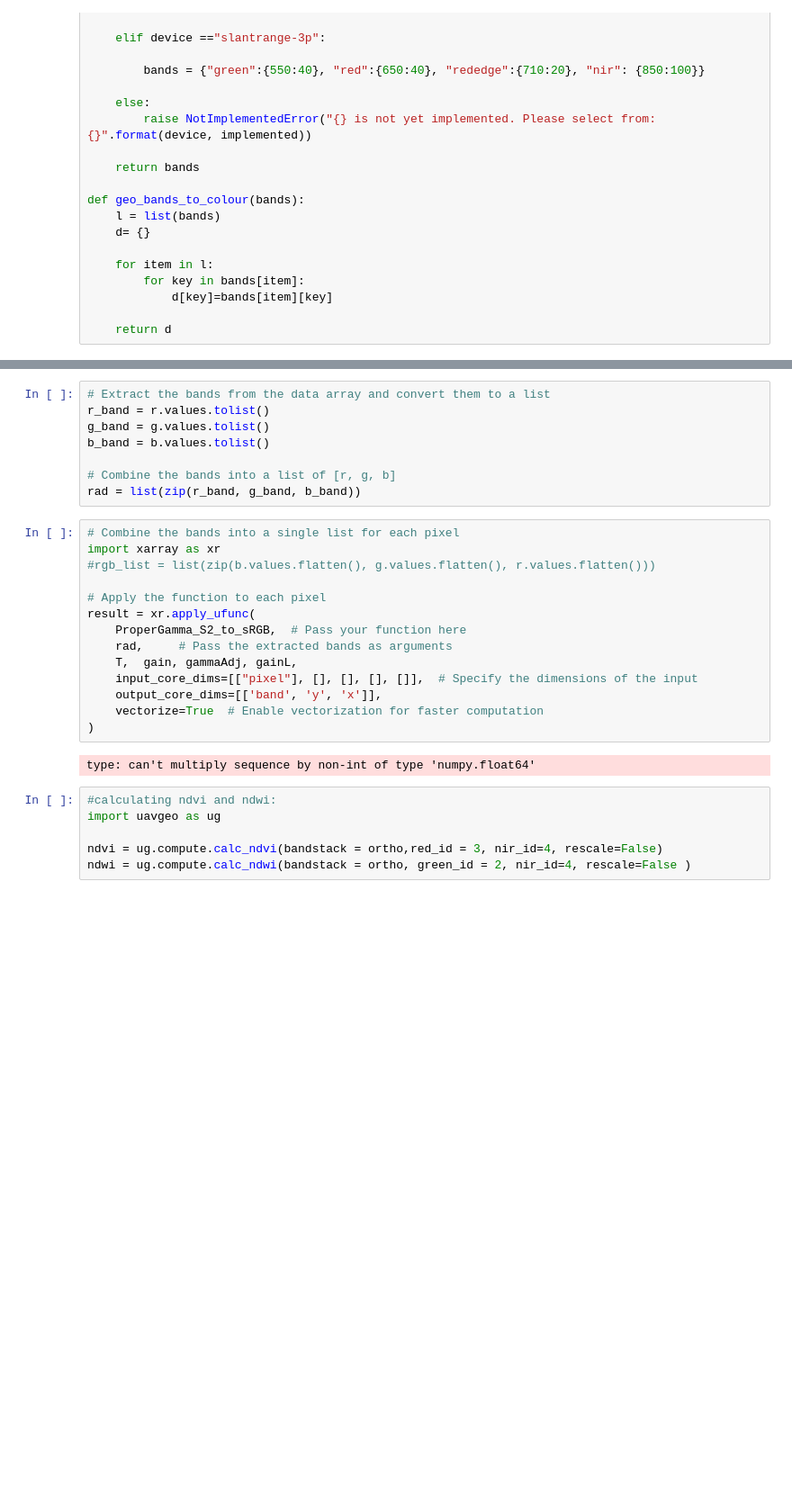
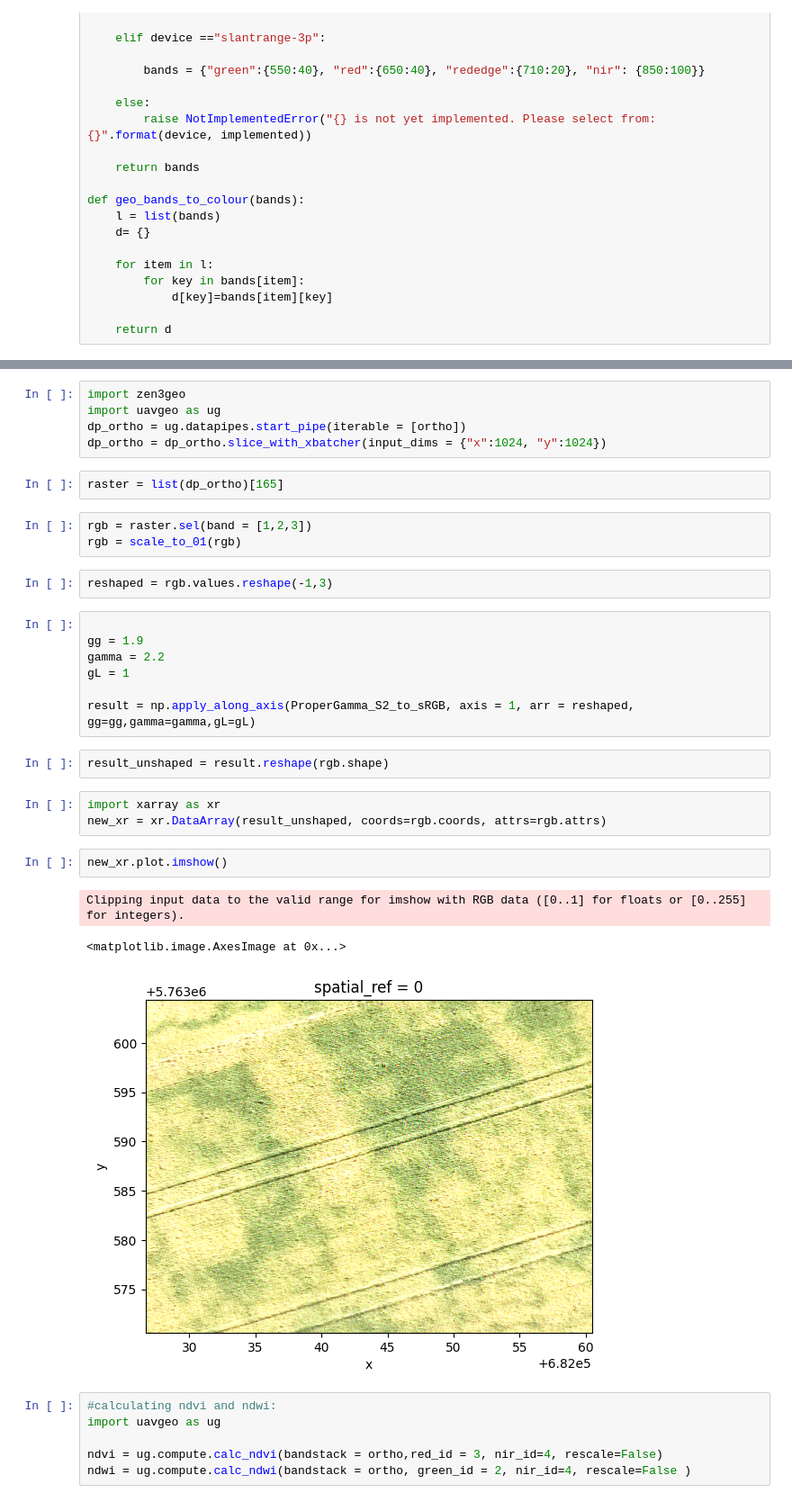
Before and after one commit to ICAERUS-EU/uavgeo, a Jupyter notebook: notebooks/import_export.ipynb, the cells around one changed output, grey strips where cells are left out. Shown at 90% size. Cells and saved outputs as stored; diff of their text form; blank space fills up the shorter version.

```diff
--- a/notebooks/import_export.ipynb
+++ b/notebooks/import_export.ipynb
@@ -229,27 +234,33 @@ b = rgb.sel(band=1)
-# %%
-# Extract the bands from the data array and convert them to a list
-r_band = r.values.tolist()
-g_band = g.values.tolist()
-b_band = b.values.tolist()
-
-# Combine the bands into a list of [r, g, b]
-rad = list(zip(r_band, g_band, b_band))
-# %%
-# Combine the bands into a single list for each pixel
-import xarray as xr
-#rgb_list = list(zip(b.values.flatten(), g.values.flatten(), r.values.flatten()))
-
-# Apply the function to each pixel
-result = xr.apply_ufunc(
-    ProperGamma_S2_to_sRGB,  # Pass your function here
-    rad,     # Pass the extracted bands as arguments
-    T,  gain, gammaAdj, gainL,
-    input_core_dims=[["pixel"], [], [], [], []],  # Specify the dimensions of the input
-    output_core_dims=[['band', 'y', 'x']],
-    vectorize=True  # Enable vectorization for faster computation
-)
-# %% [output]
-type: can't multiply sequence by non-int of type 'numpy.float64'
+# %%
+import zen3geo
+import uavgeo as ug
+dp_ortho = ug.datapipes.start_pipe(iterable = [ortho])
+dp_ortho = dp_ortho.slice_with_xbatcher(input_dims = {"x":1024, "y":1024})
+# %%
+raster = list(dp_ortho)[165]
+# %%
+rgb = raster.sel(band = [1,2,3])
+rgb = scale_to_01(rgb)
+# %%
+reshaped = rgb.values.reshape(-1,3)
+# %%
+
+gg = 1.9
+gamma = 2.2
+gL = 1
+
+result = np.apply_along_axis(ProperGamma_S2_to_sRGB, axis = 1, arr = reshaped, gg=gg,gamma=gamma,gL=gL)
+# %%
+result_unshaped = result.reshape(rgb.shape)
+# %%
+import xarray as xr
+new_xr = xr.DataArray(result_unshaped, coords=rgb.coords, attrs=rgb.attrs)
+# %%
+new_xr.plot.imshow()
+# %% [output]
+Clipping input data to the valid range for imshow with RGB data ([0..1] for floats or [0..255] for integers).
+<matplotlib.image.AxesImage at 0x...>
+[figure, added]
 # %%
 #calculating ndvi and ndwi:
 import uavgeo as ug
```
Also changed, not shown: parts of 6 cells of this notebook.
